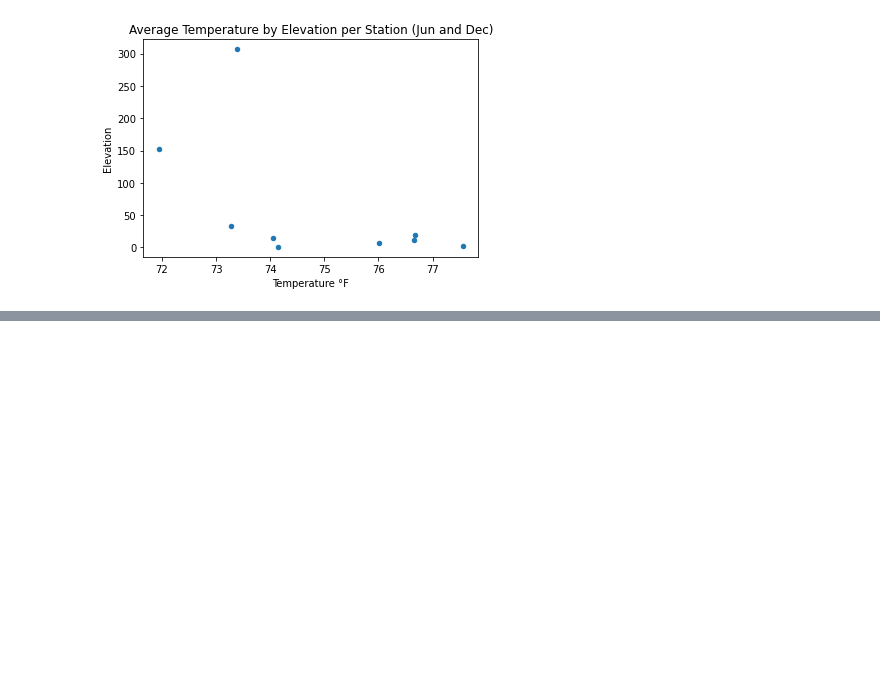
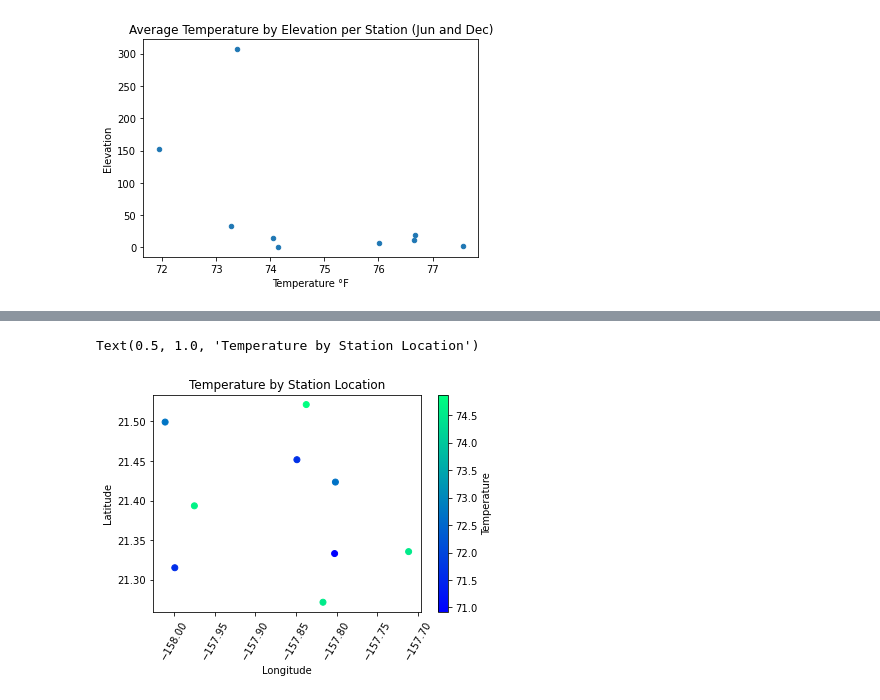
Before and after one commit to jzebker/surfs_up, a Jupyter notebook: SurfsUp_Challenge.ipynb, the cells around one changed output, grey strips where cells are left out. Cells and saved outputs as stored; diff of their text form; code cells hidden in the pictures; blank space fills up the shorter version.

```diff
--- a/SurfsUp_Challenge.ipynb
+++ b/SurfsUp_Challenge.ipynb
@@ -158,0 +197,10 @@ juntempelevdf.plot(kind='scatter',x='Temps',y='Elevation',xlabel='Temperature °
+# %%
+plt.scatter(x=locationsdf['Longitude'],y=locationsdf['Latitude'],c=locationsdf['Temperature'],cmap='winter')
+plt.colorbar(label = 'Temperature')
+plt.ylabel('Latitude')
+plt.xlabel('Longitude')
+plt.xticks(rotation=60)
+plt.title('Temperature by Station Location')
+# %% [output]
+Text(0.5, 1.0, 'Temperature by Station Location')
+[figure, added]
```
Also changed, not shown: parts of 4 cells of this notebook, 3 other files.
